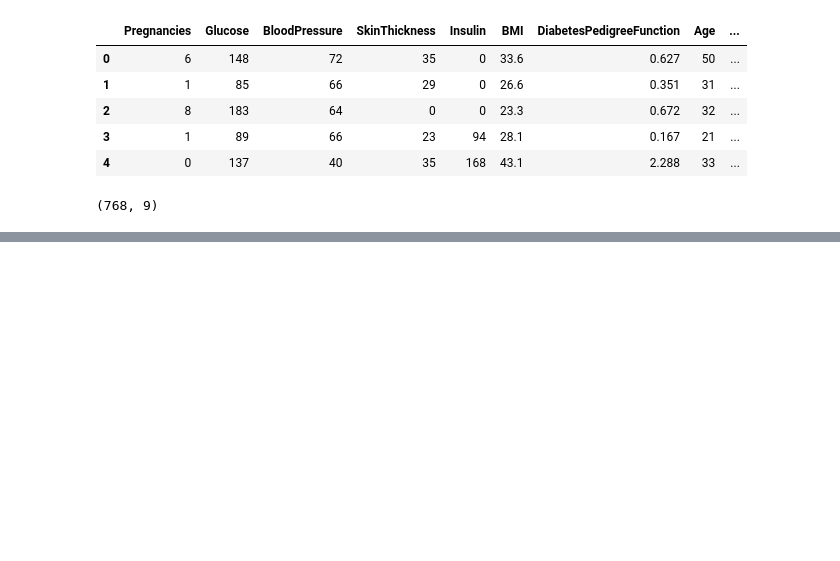
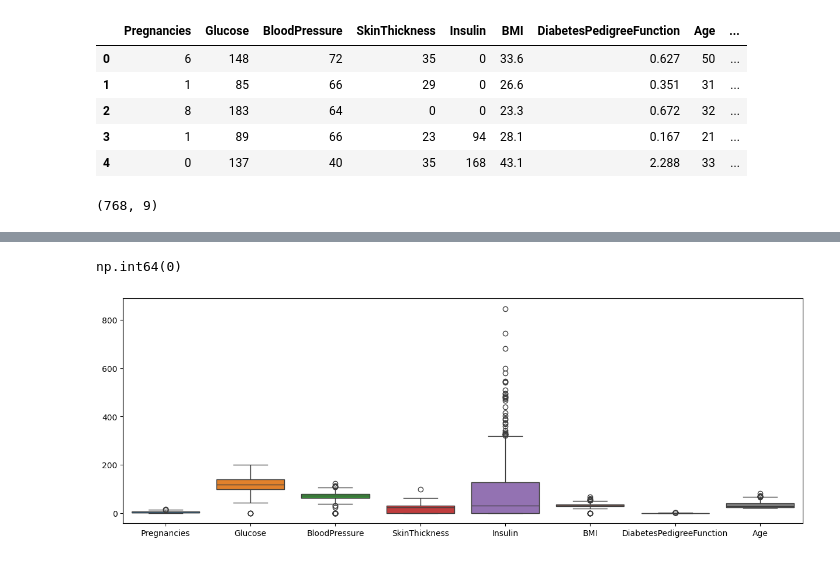
Before and after one commit to Shayan-mirza22/Diabetes-Prediction-System, a Jupyter notebook: predictor_system.ipynb, the cells around one changed output, grey strips where cells are left out. Saved outputs shown, nothing was run; the diff lists cells and outputs as text; code cells hidden in the pictures; blank space fills up the shorter version.

```diff
--- a/predictor_system.ipynb
+++ b/predictor_system.ipynb
@@ -38,0 +68,10 @@ diabetes.describe()
+# %%
+diabetes.duplicated().sum()
+# %% [output]
+np.int64(0)
+# %%
+plt.figure(figsize=(15,5))
+sns.boxplot(data=diabetes.iloc[:, :-1])  # iloc stands for integer-location based indexing.It lets you select rows and columns by their index numbers, not by names.
+plt.show()
+# %% [output]
+[figure, added]
```
Also changed, not shown: parts of 4 cells of this notebook.
